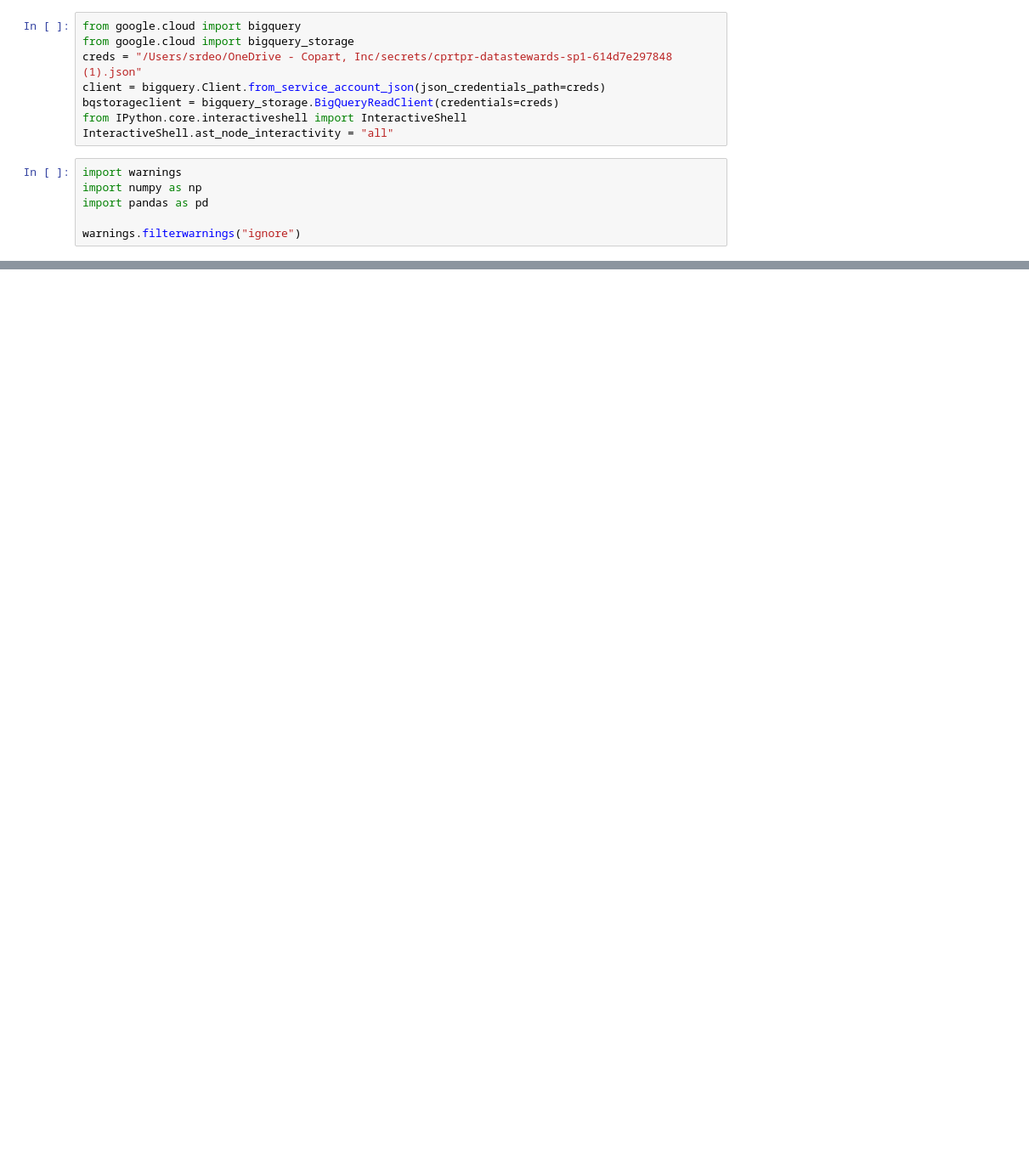
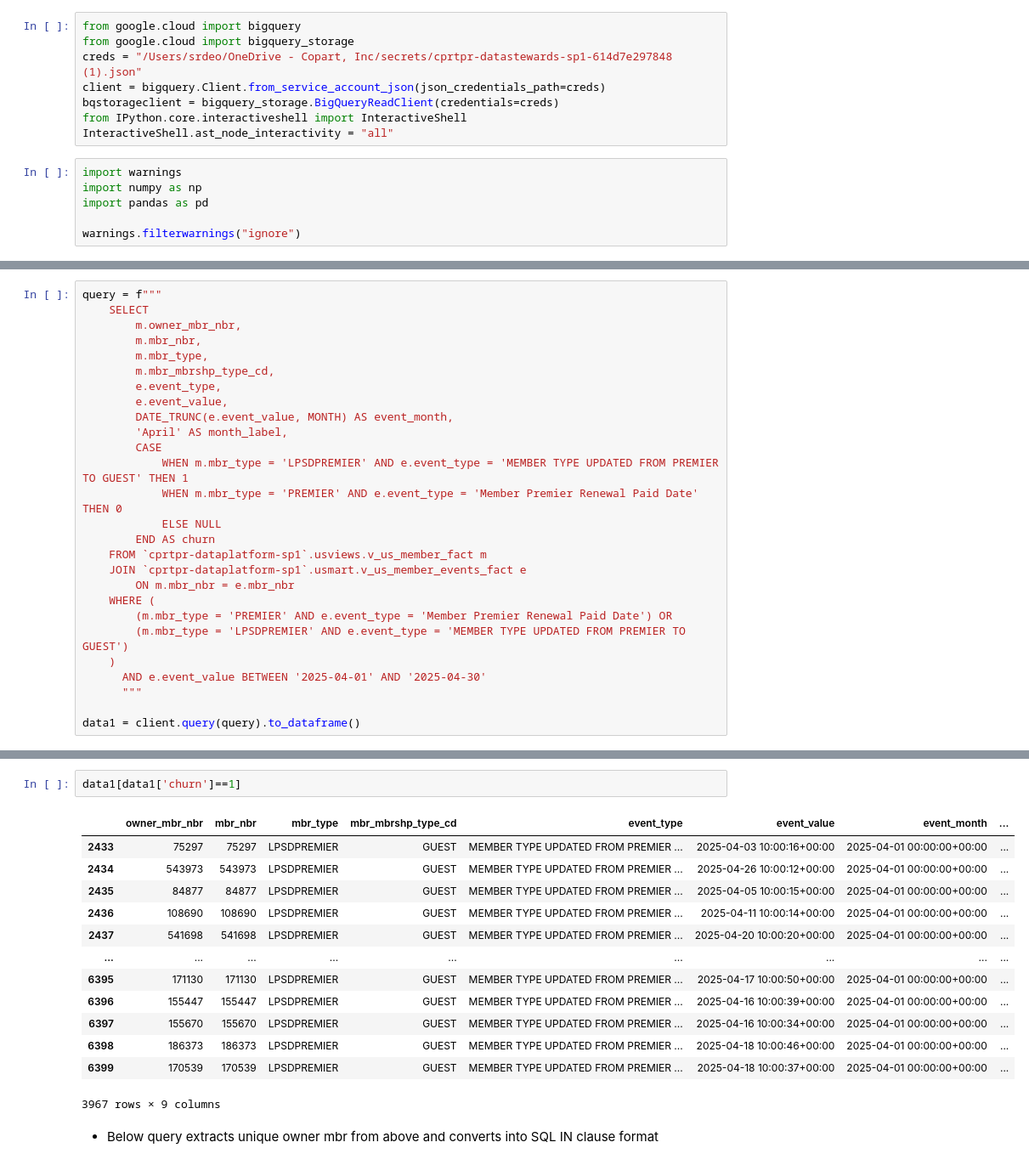
Before and after one commit to srijan-deo/Churn-Premier-Members, a Jupyter notebook: churn-analysis-t6-1year-april.ipynb, the cells around one changed output, grey strips where cells are left out. Shown: that part at 85% size. Saved outputs shown, nothing was run; the diff lists cells and outputs as text; blank space fills up the shorter version.

```diff
--- a/churn-analysis-t6-1year-april.ipynb
+++ b/churn-analysis-t6-1year-april.ipynb
@@ -585,0 +15,27 @@ data1[~data1['owner_mbr_nbr'].isin(df_mbr_lst)]
+# %%
+query = f"""
+    SELECT
+        m.owner_mbr_nbr,
+        m.mbr_nbr,
+        m.mbr_type,
+        m.mbr_mbrshp_type_cd,
+        e.event_type,
+        e.event_value,
+        DATE_TRUNC(e.event_value, MONTH) AS event_month,
+        'April' AS month_label,
+        CASE
+            WHEN m.mbr_type = 'LPSDPREMIER' AND e.event_type = 'MEMBER TYPE UPDATED FROM PREMIER TO GUEST' THEN 1
+            WHEN m.mbr_type = 'PREMIER' AND e.event_type = 'Member Premier Renewal Paid Date' THEN 0
+            ELSE NULL
+        END AS churn
+    FROM `cprtpr-dataplatform-sp1`.usviews.v_us_member_fact m
+    JOIN `cprtpr-dataplatform-sp1`.usmart.v_us_member_events_fact e
+        ON m.mbr_nbr = e.mbr_nbr
+    WHERE (
+        (m.mbr_type = 'PREMIER' AND e.event_type = 'Member Premier Renewal Paid Date') OR
+        (m.mbr_type = 'LPSDPREMIER' AND e.event_type = 'MEMBER TYPE UPDATED FROM PREMIER TO GUEST')
+    )
+      AND e.event_value BETWEEN '2025-04-01' AND '2025-04-30'
+      """
+
+data1 = client.query(query).to_dataframe()
@@ -585,0 +76,18 @@ data1[~data1['owner_mbr_nbr'].isin(df_mbr_lst)]
+# %%
+data1[data1['churn']==1]
+# %% [output]
+|  | owner_mbr_nbr | mbr_nbr | mbr_type | mbr_mbrshp_type_cd | event_type | event_value | event_month | ... |
+| 2433 | 75297 | 75297 | LPSDPREMIER | GUEST | MEMBER TYPE UPDATED FROM PREMIER ... | 2025-04-03 10:00:16+00:00 | 2025-04-01 00:00:00+00:00 | ... |
+| 2434 | 543973 | 543973 | LPSDPREMIER | GUEST | MEMBER TYPE UPDATED FROM PREMIER ... | 2025-04-26 10:00:12+00:00 | 2025-04-01 00:00:00+00:00 | ... |
+| 2435 | 84877 | 84877 | LPSDPREMIER | GUEST | MEMBER TYPE UPDATED FROM PREMIER ... | 2025-04-05 10:00:15+00:00 | 2025-04-01 00:00:00+00:00 | ... |
+| 2436 | 108690 | 108690 | LPSDPREMIER | GUEST | MEMBER TYPE UPDATED FROM PREMIER ... | 2025-04-11 10:00:14+00:00 | 2025-04-01 00:00:00+00:00 | ... |
+| 2437 | 541698 | 541698 | LPSDPREMIER | GUEST | MEMBER TYPE UPDATED FROM PREMIER ... | 2025-04-20 10:00:20+00:00 | 2025-04-01 00:00:00+00:00 | ... |
+| ... | ... | ... | ... | ... | ... | ... | ... | ... |
+| 6395 | 171130 | 171130 | LPSDPREMIER | GUEST | MEMBER TYPE UPDATED FROM PREMIER ... | 2025-04-17 10:00:50+00:00 | 2025-04-01 00:00:00+00:00 | ... |
+| 6396 | 155447 | 155447 | LPSDPREMIER | GUEST | MEMBER TYPE UPDATED FROM PREMIER ... | 2025-04-16 10:00:39+00:00 | 2025-04-01 00:00:00+00:00 | ... |
+| 6397 | 155670 | 155670 | LPSDPREMIER | GUEST | MEMBER TYPE UPDATED FROM PREMIER ... | 2025-04-16 10:00:34+00:00 | 2025-04-01 00:00:00+00:00 | ... |
+| 6398 | 186373 | 186373 | LPSDPREMIER | GUEST | MEMBER TYPE UPDATED FROM PREMIER ... | 2025-04-18 10:00:46+00:00 | 2025-04-01 00:00:00+00:00 | ... |
+| 6399 | 170539 | 170539 | LPSDPREMIER | GUEST | MEMBER TYPE UPDATED FROM PREMIER ... | 2025-04-18 10:00:37+00:00 | 2025-04-01 00:00:00+00:00 | ... |
+3967 rows × 9 columns
+# %% [markdown]
+* Below query extracts unique owner mbr from above and converts into SQL IN clause format
```
Also changed, not shown: parts of 43 cells of this notebook.
